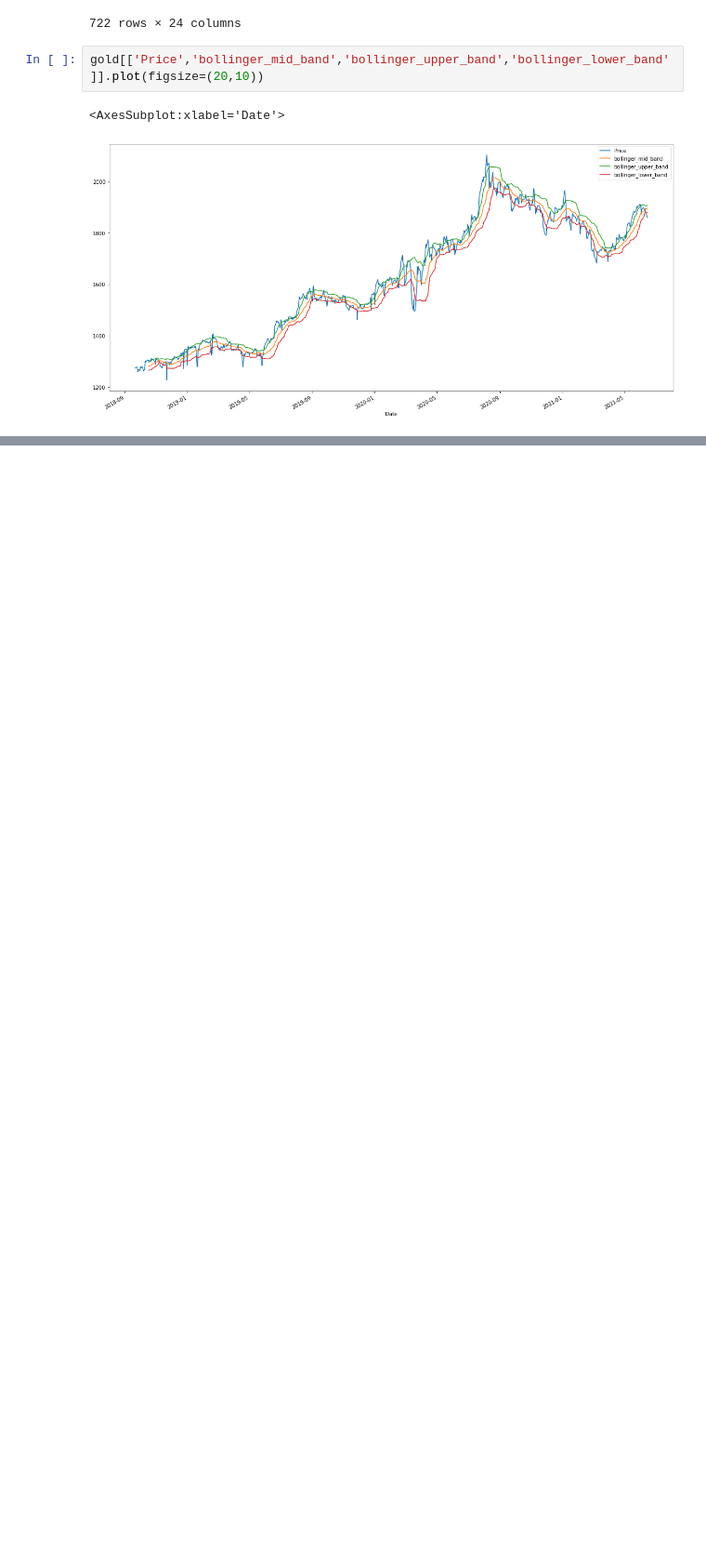
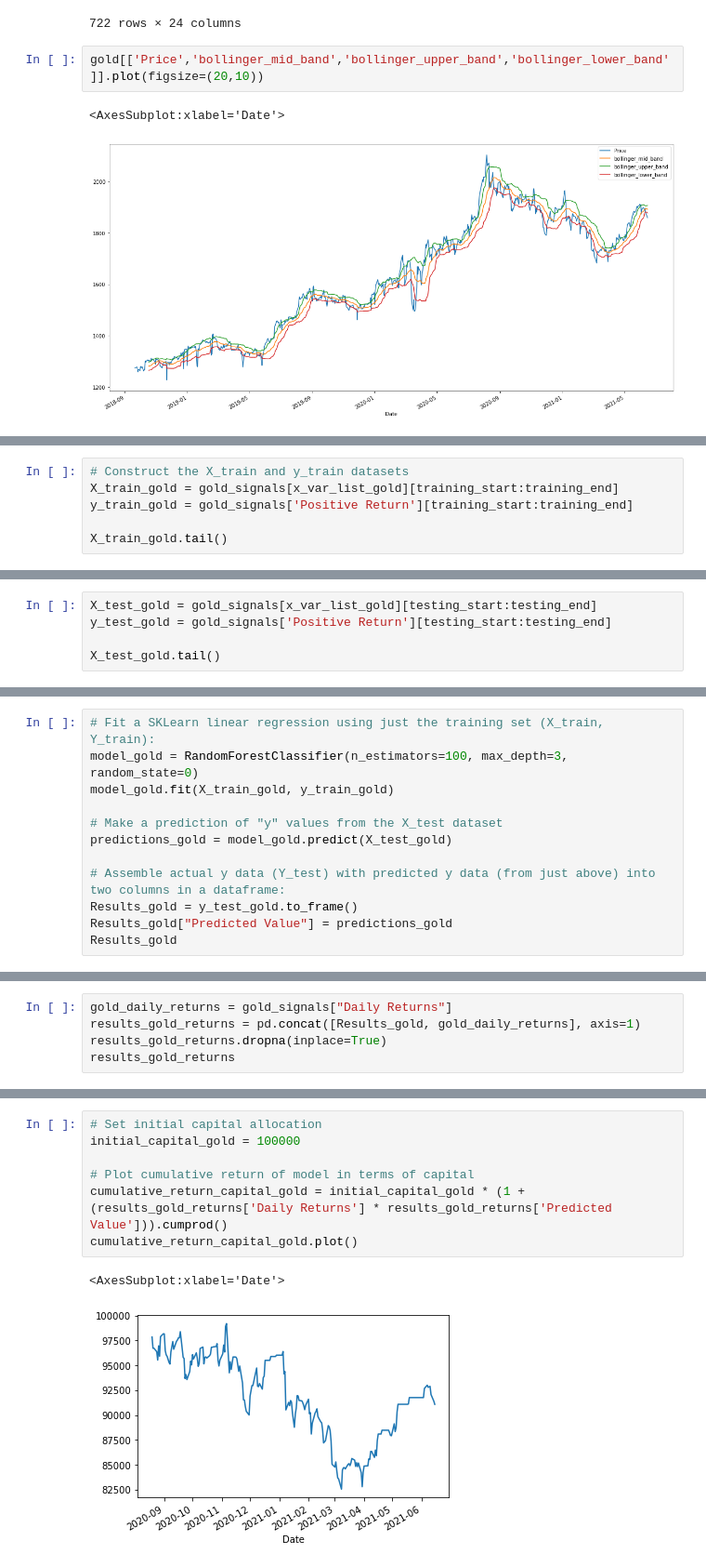
Before and after one commit to tatejones919/Algorithmic_Trading, a Jupyter notebook: randon_forrest.ipynb, the cells around one changed output, grey strips where cells are left out. Shown at 93% size. Cells and saved outputs as stored; diff of their text form; blank space fills up the shorter version.

```diff
--- a/randon_forrest.ipynb
+++ b/randon_forrest.ipynb
@@ -968,0 +1228,6 @@ gold[['Price','bollinger_mid_band','bollinger_upper_band','bollinger_lower_band'
+# %%
+# Construct the X_train and y_train datasets
+X_train_gold = gold_signals[x_var_list_gold][training_start:training_end]
+y_train_gold = gold_signals['Positive Return'][training_start:training_end]
+
+X_train_gold.tail()
@@ -968,0 +1242,5 @@ gold[['Price','bollinger_mid_band','bollinger_upper_band','bollinger_lower_band'
+# %%
+X_test_gold = gold_signals[x_var_list_gold][testing_start:testing_end]
+y_test_gold = gold_signals['Positive Return'][testing_start:testing_end]
+
+X_test_gold.tail()
@@ -968,0 +1255,12 @@ gold[['Price','bollinger_mid_band','bollinger_upper_band','bollinger_lower_band'
+# %%
+# Fit a SKLearn linear regression using just the training set (X_train, Y_train):
+model_gold = RandomForestClassifier(n_estimators=100, max_depth=3, random_state=0)
+model_gold.fit(X_train_gold, y_train_gold)
+
+# Make a prediction of "y" values from the X_test dataset
+predictions_gold = model_gold.predict(X_test_gold)
+
+# Assemble actual y data (Y_test) with predicted y data (from just above) into two columns in a dataframe:
+Results_gold = y_test_gold.to_frame()
+Results_gold["Predicted Value"] = predictions_gold
+Results_gold
@@ -968,0 +1288,5 @@ gold[['Price','bollinger_mid_band','bollinger_upper_band','bollinger_lower_band'
+# %%
+gold_daily_returns = gold_signals["Daily Returns"]
+results_gold_returns = pd.concat([Results_gold, gold_daily_returns], axis=1)
+results_gold_returns.dropna(inplace=True)
+results_gold_returns
@@ -968,0 +1308,10 @@ gold[['Price','bollinger_mid_band','bollinger_upper_band','bollinger_lower_band'
+# %%
+# Set initial capital allocation
+initial_capital_gold = 100000
+
+# Plot cumulative return of model in terms of capital
+cumulative_return_capital_gold = initial_capital_gold * (1 + (results_gold_returns['Daily Returns'] * results_gold_returns['Predicted Value'])).cumprod()
+cumulative_return_capital_gold.plot()
+# %% [output]
+<AxesSubplot:xlabel='Date'>
+[figure, added]
```
Also changed, not shown: parts of 33 cells of this notebook.
